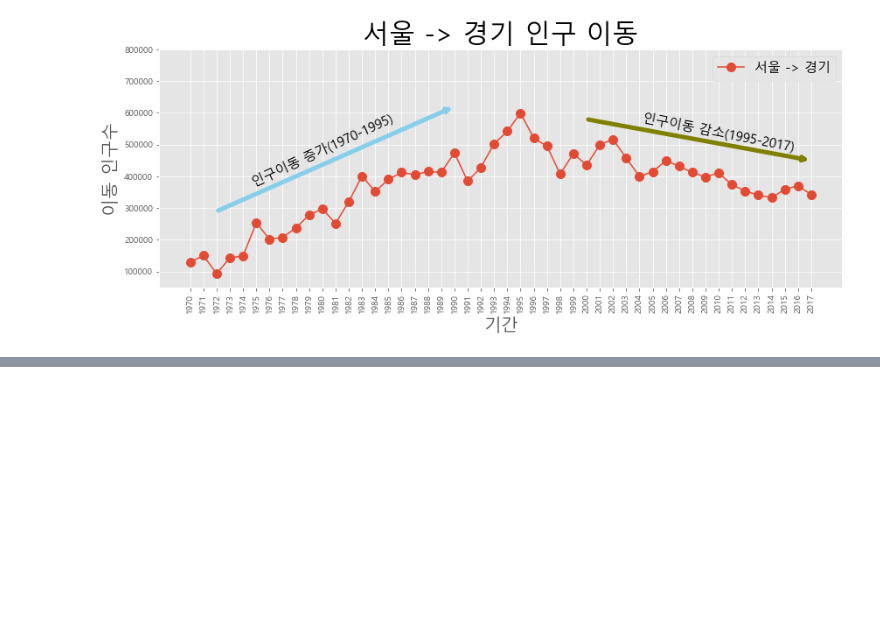
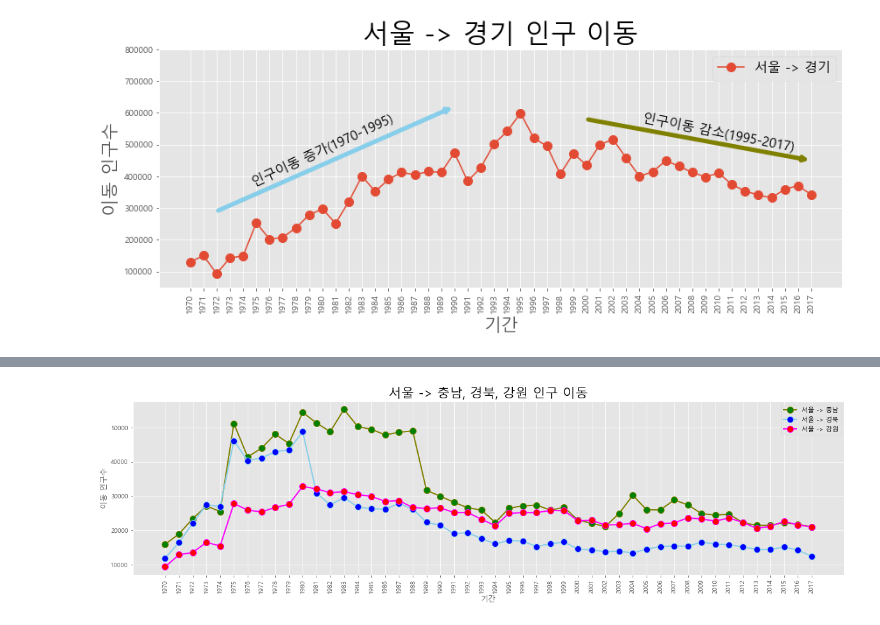
Before and after one commit to dongkyuseo/TIL, a Jupyter notebook: 파이썬머신러닝판다스데이터분석/04_시각화도구.ipynb, the cells around one changed output, grey strips where cells are left out. Cells and saved outputs as stored; diff of their text form; code cells hidden in the pictures; blank space fills up the shorter version.

```diff
--- a/파이썬머신러닝판다스데이터분석/04_시각화도구.ipynb
+++ b/파이썬머신러닝판다스데이터분석/04_시각화도구.ipynb
@@ -243,0 +297,40 @@ plt.show()  # 변경사항 저장하고 그래프 출력
+# %%
+# 서울에서 '충청남도','경상북도', '강원도'로 이동한 인구 데이터 값만 선택
+col_years = list(map(str, range(1970, 2018)))
+df_3 = df_seoul.loc[['충청남도','경상북도', '강원도'], col_years]
+
+# 스타일 서식 지정
+plt.style.use('ggplot')
+
+# 그래프 객체 생성 (figure에 1개의 서브 플롯을 생성)
+fig = plt.figure(figsize=(20, 5))
+ax = fig.add_subplot(1, 1, 1)
+
+# axe 객체에 plot 함수로 그래프 출력
+ax.plot(col_years, df_3.loc['충청남도',:], marker='o', markerfacecolor='green',
+        markersize=10, color='olive', linewidth=2, label='서울 -> 충남')
+ax.plot(col_years, df_3.loc['경상북도',:], marker='o', markerfacecolor='blue',
+        markersize=10, color='skyblue', linewidth=2, label='서울 -> 경북')
+ax.plot(col_years, df_3.loc['강원도',:], marker='o', markerfacecolor='red',
+        markersize=10, color='magenta', linewidth=2, label='서울 -> 강원')
+
+# 범례 표시
+ax.legend(loc='best')
+
+# 차트 제목 추가
+ax.set_title('서울 -> 충남, 경북, 강원 인구 이동', size=20)
+
+# 축이름 추가
+ax.set_xlabel('기간', size=12)
+ax.set_ylabel('이동 인구수', size = 12)
+
+# 축 눈금 라벨 지정 및 90도 회전
+ax.set_xticklabels(col_years, rotation=90)
+
+# 축 눈금 라벨 크기
+ax.tick_params(axis="x", labelsize=10)
+ax.tick_params(axis="y", labelsize=10)
+
+plt.show()  # 변경사항 저장하고 그래프 출력
+# %% [output]
+[figure, added]
```
Also changed, not shown: parts of 2 cells of this notebook, 1 other file.
